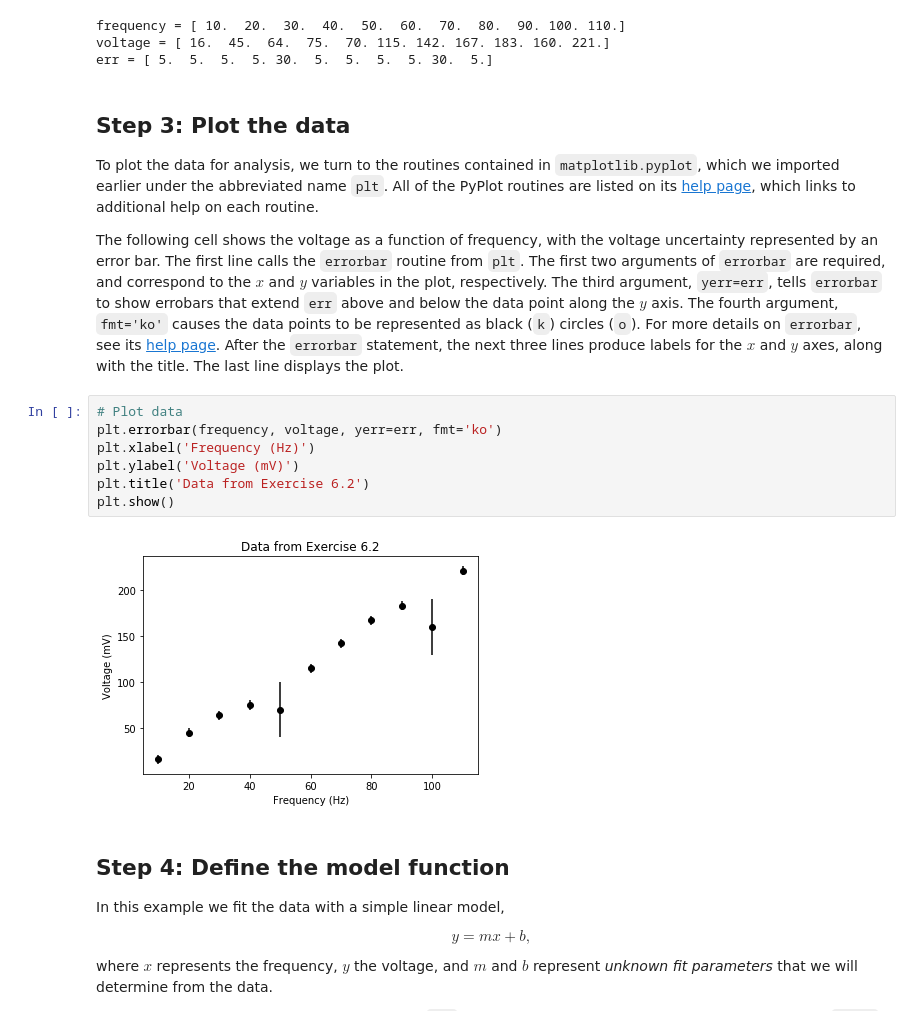
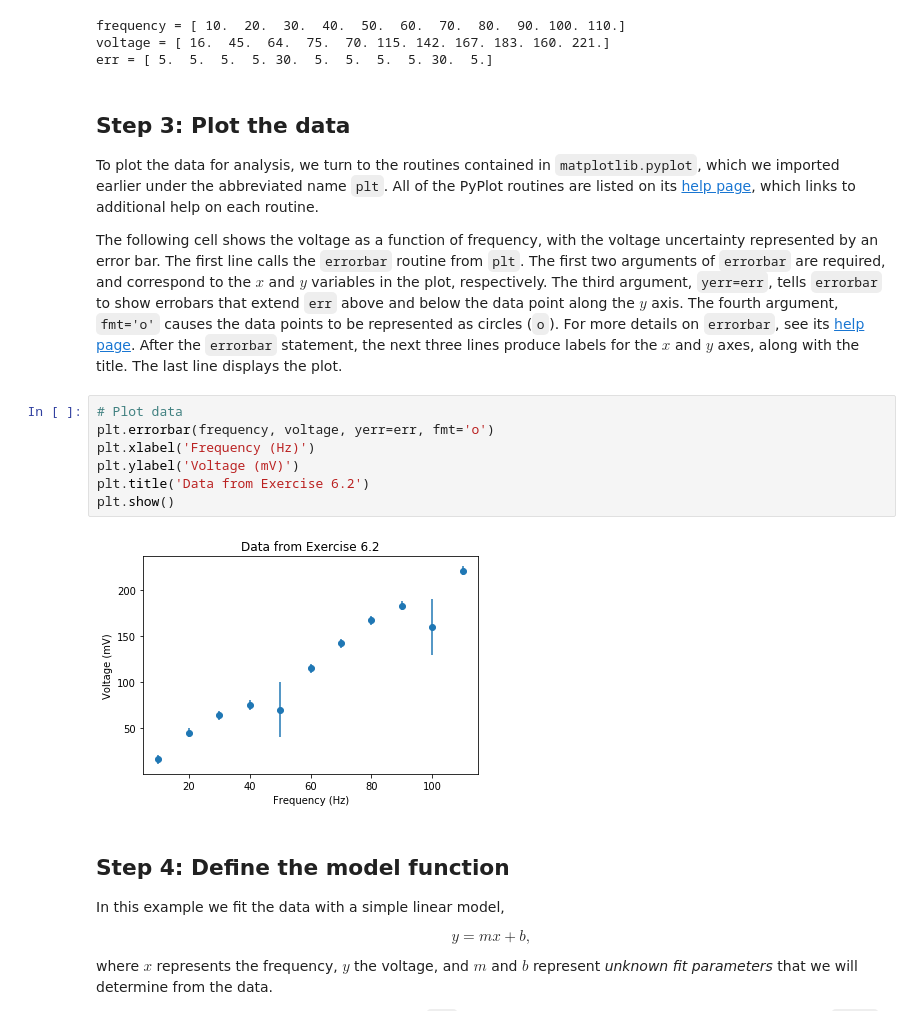
Before and after one commit to jsdodge/data-analysis-python, a Jupyter notebook: notebooks/A.1-Example-Fit.ipynb, the cells around one changed output. Saved outputs shown, nothing was run; the diff lists cells and outputs as text.

```diff
--- a/notebooks/A.1-Example-Fit.ipynb
+++ b/notebooks/A.1-Example-Fit.ipynb
@@ -115,16 +115,16 @@ err = [ 5.  5.  5.  5. 30.  5.  5.  5.  5. 30.  5.]
 ## Step 3: Plot the data
 To plot the data for analysis, we turn to the routines contained in `matplotlib.pyplot`, which we imported earlier under the abbreviated name `plt`. All of the PyPlot routines are listed on its [help page](https://matplotlib.org/api/_as_gen/matplotlib.pyplot.html), which links to additional help on each routine.
 
-The following cell shows the voltage as a function of frequency, with the voltage uncertainty represented by an error bar. The first line calls the `errorbar` routine from `plt`. The first two arguments of `errorbar` are required, and correspond to the $x$ and $y$ variables in the plot, respectively. The third argument, `yerr=err`, tells `errorbar` to show errobars that extend `err` above and below the data point along the $y$ axis. The fourth argument, `fmt='ko'` causes the data points to be represented as black (`k`) circles (`o`). For more details on `errorbar`, see its [help page](https://matplotlib.org/api/_as_gen/matplotlib.pyplot.errorbar.html). After the `errorbar` statement, the next three lines produce labels for the $x$ and $y$ axes, along with the title. The last line displays the plot.
+The following cell shows the voltage as a function of frequency, with the voltage uncertainty represented by an error bar. The first line calls the `errorbar` routine from `plt`. The first two arguments of `errorbar` are required, and correspond to the $x$ and $y$ variables in the plot, respectively. The third argument, `yerr=err`, tells `errorbar` to show errobars that extend `err` above and below the data point along the $y$ axis. The fourth argument, `fmt='o'` causes the data points to be represented as circles (`o`). For more details on `errorbar`, see its [help page](https://matplotlib.org/api/_as_gen/matplotlib.pyplot.errorbar.html). After the `errorbar` statement, the next three lines produce labels for the $x$ and $y$ axes, along with the title. The last line displays the plot.
 # %%
 # Plot data
-plt.errorbar(frequency, voltage, yerr=err, fmt='ko')
+plt.errorbar(frequency, voltage, yerr=err, fmt='o')
 plt.xlabel('Frequency (Hz)')
 plt.ylabel('Voltage (mV)')
 plt.title('Data from Exercise 6.2')
 plt.show()
 # %% [output]
-[figure, old version]
+[figure, new version]
 # %% [markdown]
 ## Step 4: Define the model function
 In this example we fit the data with a simple linear model,
```
Also changed, not shown: parts of 4 cells of this notebook, 3 other files.
